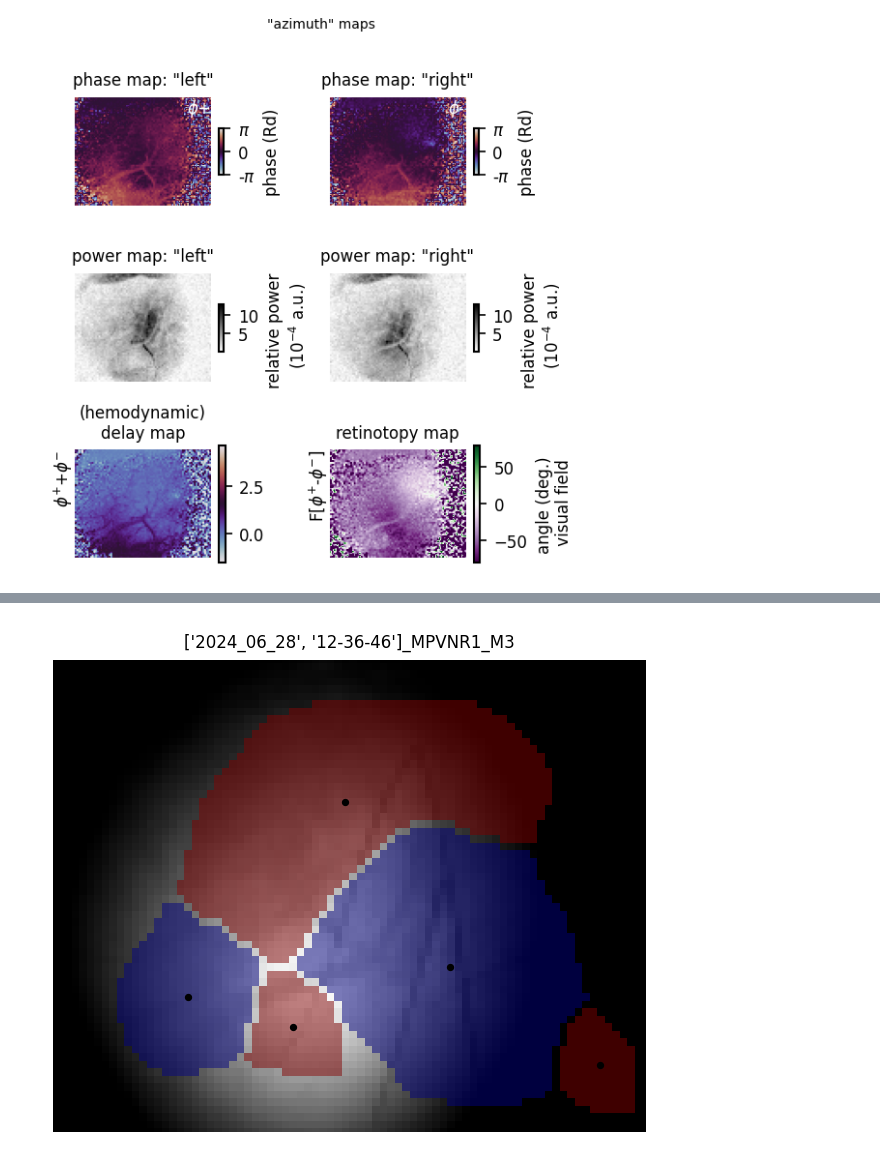
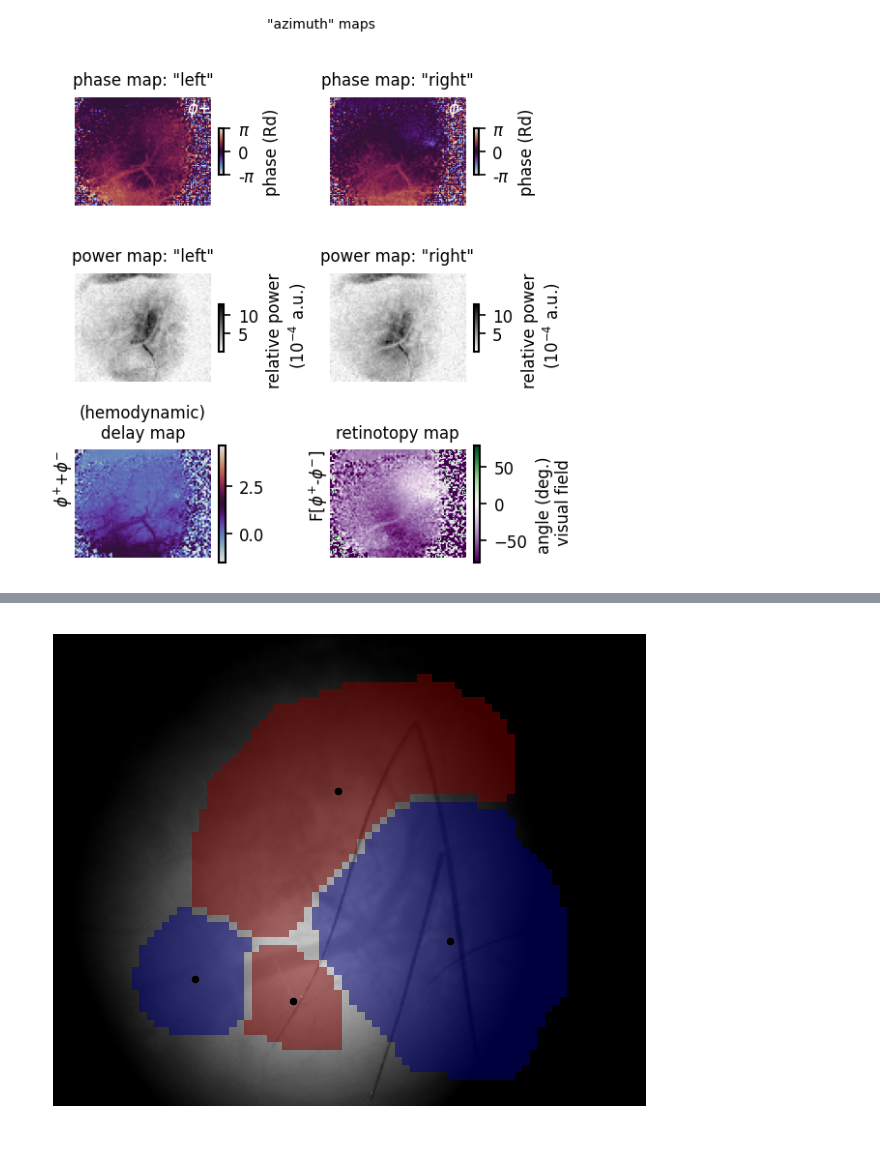
Before and after one commit to LauraGonzalez2000/Lab-notebook, a Jupyter notebook: notebooks/Visual-Areas-Segmentation.ipynb, the cells around one changed output, grey strips where cells are left out. Cells and saved outputs as stored; diff of their text form; code cells hidden in the pictures.

```diff
--- a/notebooks/Visual-Areas-Segmentation.ipynb
+++ b/notebooks/Visual-Areas-Segmentation.ipynb
@@ -89,7 +84,7 @@ maps = np.load('/Users/yann/UNPROCESSED/CIBELE/2024_06_28/12-36-46/raw-maps.npy'
 data = build_trial_data(maps)
 segmentation_params={'phaseMapFilterSigma': 2.,
                      'signMapFilterSigma': 2.,
-                     'signMapThr': 0.5,
+                     'signMapThr': 0.6,
                      'eccMapFilterSigma': 10.,
                      'splitLocalMinCutStep': 5.,
                      'mergeOverlapThr': 0.1,
@@ -128,15 +101,0 @@ merge iteration: 1
-# %%
-import numpy as np
-import sys
-sys.path.append('../src')
-import physion.utils.plot_tools as pt
-from physion.intrinsic.tools import *
-from physion.intrinsic.analysis import RetinotopicMapping
-import matplotlib.pylab as plt
-data = np.load('/Users/yann/UNPROCESSED/CIBELE/2024_06_28/12-36-46/RetinotopicMappingData.npy', allow_pickle=True).item()
-trial = RetinotopicMapping.RetinotopicMappingTrial(**data)
-# %%
-fig, ax = pt.figure(figsize=(5,5))
-fig = trial.plotFinalPatches(plotAxis=ax)
-# %% [output]
-[figure, removed]
@@ -144,0 +102,9 @@ fig
+# %%
+fig, ax = pt.figure(figsize=(5,5))
+h = RetinotopicMapping.plotPatches(trial.finalPatches, plotaxis=ax)
+ax.imshow(imVasc, cmap=plt.cm.grey, vmin=im.min(), vmax=im.max(), extent=[*ax.get_xlim(), *ax.get_ylim()])
+h = RetinotopicMapping.plotPatches(trial.finalPatches, plotaxis=ax)
+ax.axis('off')
+fig.savefig(os.path.join(os.path.expanduser('~'), 'Desktop', 'fig.svg'))
+# %% [output]
+[figure, added]
```
Also changed, not shown: parts of 9 cells of this notebook.
